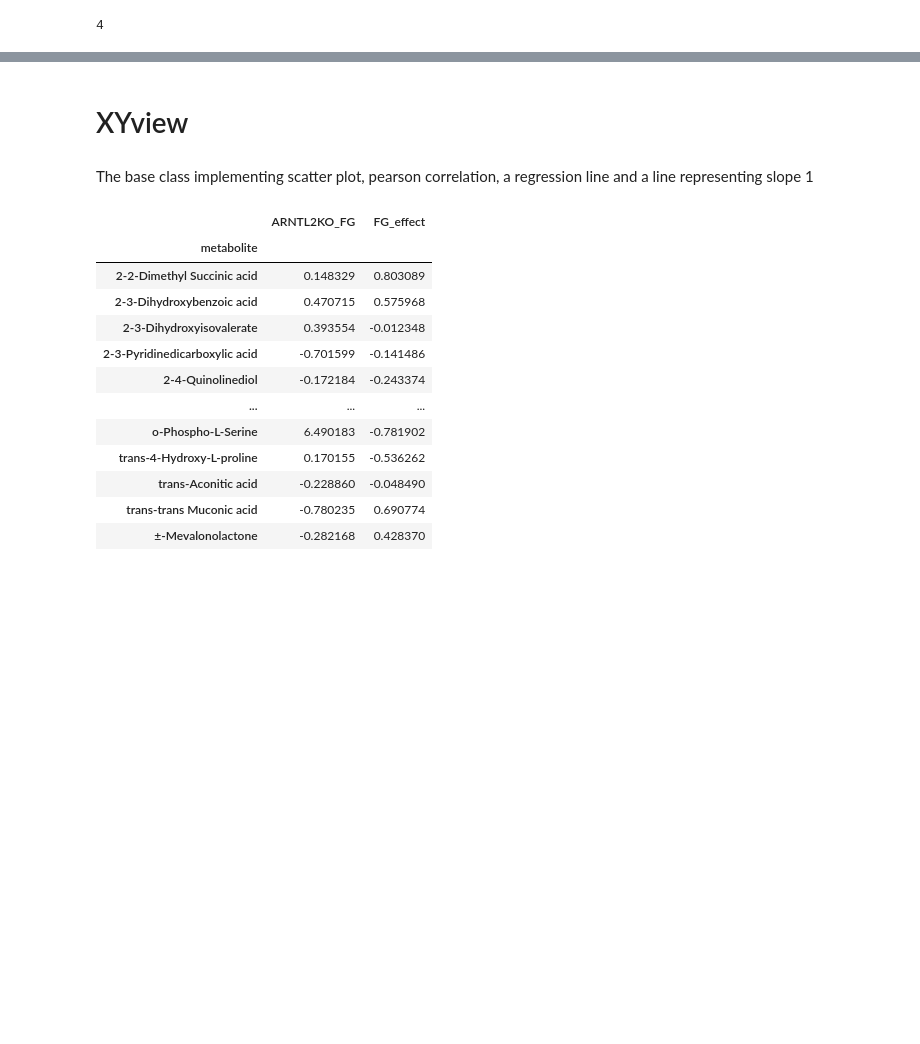
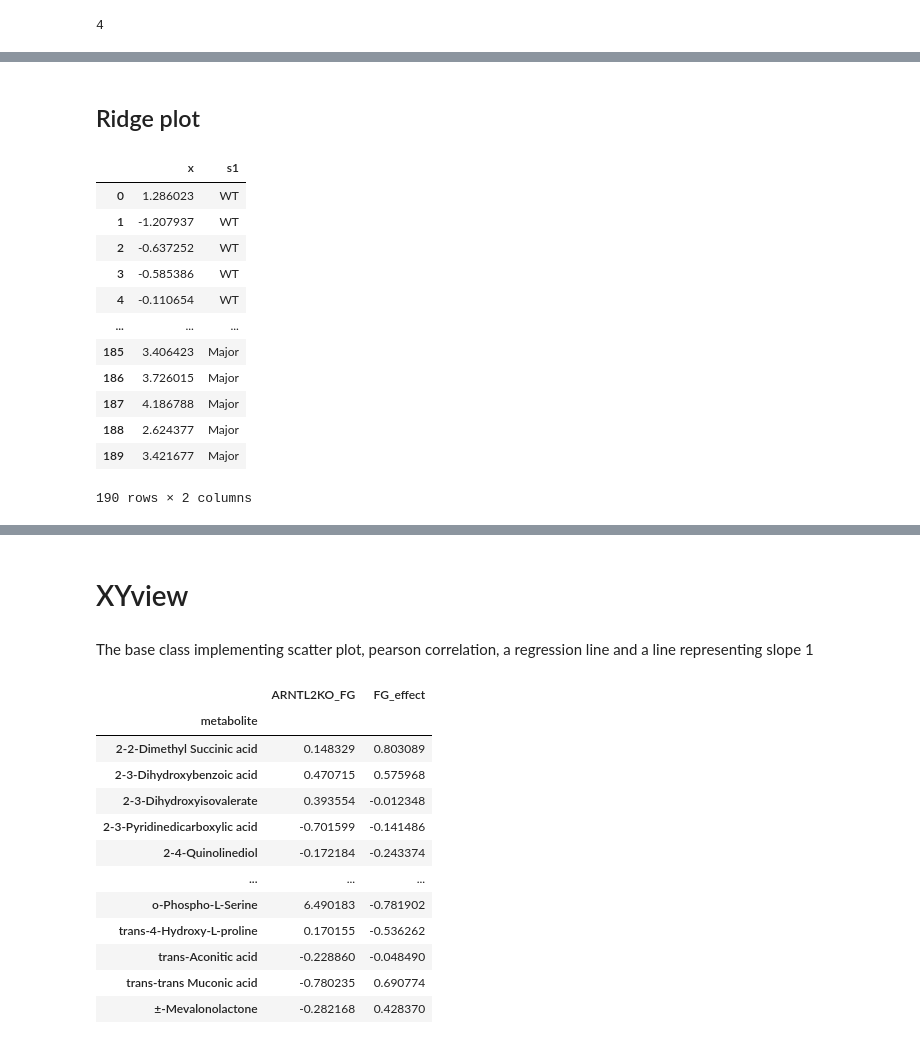
Before and after one commit to fossbert/Python_Packages, a Jupyter notebook: Dev_cbviz.ipynb, the cells around one changed output, grey strips where cells are left out. Saved outputs shown, nothing was run; the diff lists cells and outputs as text; code cells hidden in the pictures; blank space fills up the shorter version.

```diff
--- a/Dev_cbviz.ipynb
+++ b/Dev_cbviz.ipynb
@@ -43,0 +46,22 @@ fig.savefig('./test/Test-SplitViolin.pdf')
+# %% [markdown]
+## Ridge plot
+# %%
+s1 = np.repeat(['WT', 'Balanced', 'Minor', 'Major'], (30, 80, 50, 30))
+x = [y for x in [np.random.normal(loc=i, size=s) for i, s in zip(range(4) , (30, 80, 50, 30)) ] for y in x]
+
+data = pd.DataFrame({"x" : x, "s1" : s1})
+data
+# %% [output]
+|  | x | s1 |
+| 0 | 1.286023 | WT |
+| 1 | -1.207937 | WT |
+| 2 | -0.637252 | WT |
+| 3 | -0.585386 | WT |
+| 4 | -0.110654 | WT |
+| ... | ... | ... |
+| 185 | 3.406423 | Major |
+| 186 | 3.726015 | Major |
+| 187 | 4.186788 | Major |
+| 188 | 2.624377 | Major |
+| 189 | 3.421677 | Major |
+190 rows × 2 columns
```
Also changed, not shown: parts of 8 cells of this notebook, 1 other file.
